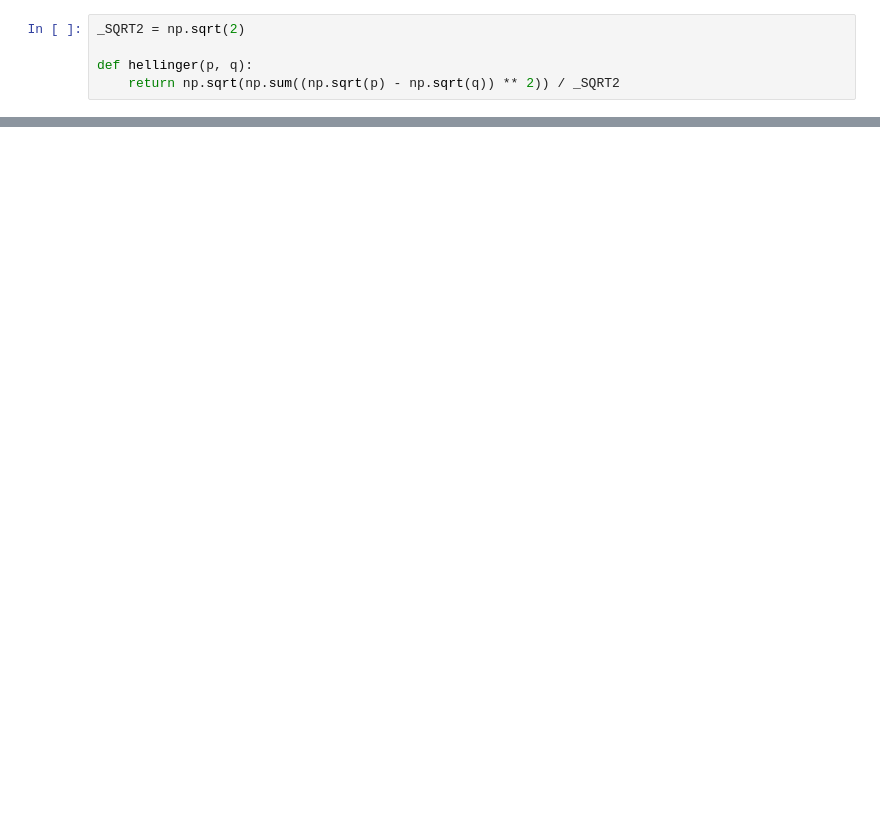
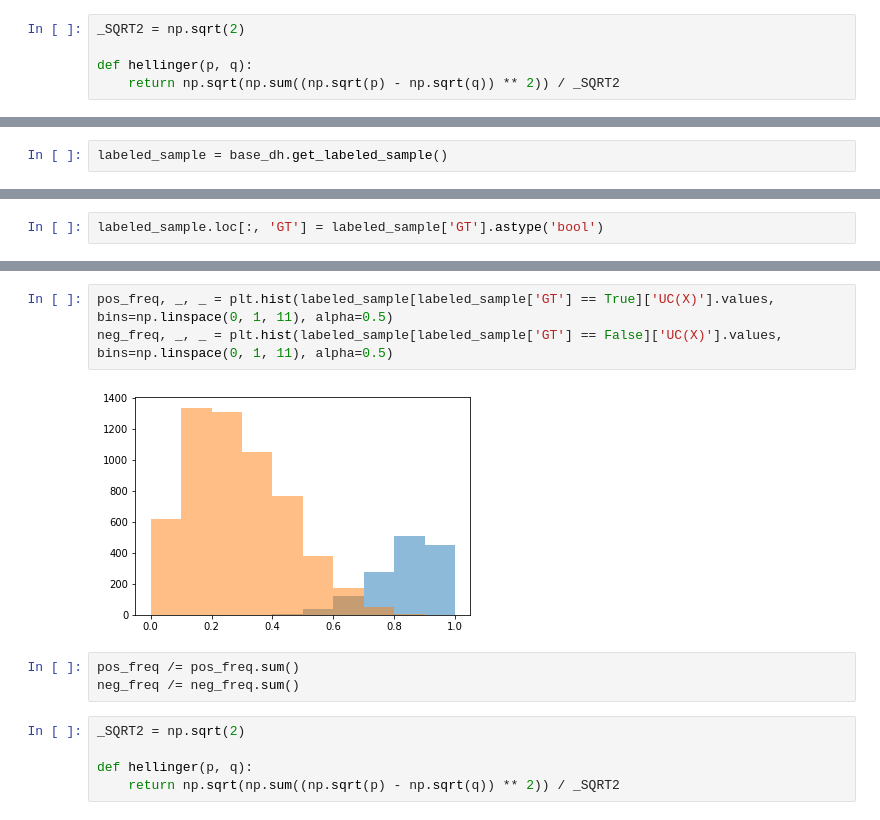
Before and after one commit to avalanchesiqi/prevalence-estimation-tutorial, a Jupyter notebook: code/Sec1-Data-Profiling-And-Three-Wrong-Approaches.ipynb, the cells around one changed output, grey strips where cells are left out. Cells and saved outputs as stored; diff of their text form; blank space fills up the shorter version.

```diff
--- a/code/Sec1-Data-Profiling-And-Three-Wrong-Approaches.ipynb
+++ b/code/Sec1-Data-Profiling-And-Three-Wrong-Approaches.ipynb
@@ -2907,0 +185,2 @@ print(' & '.join(map('{:.3f}'.format, output_list)))
+# %%
+labeled_sample = base_dh.get_labeled_sample()
@@ -2907,0 +191,2 @@ print(' & '.join(map('{:.3f}'.format, output_list)))
+# %%
+labeled_sample.loc[:, 'GT'] = labeled_sample['GT'].astype('bool')
@@ -2907,0 +305,13 @@ print(' & '.join(map('{:.3f}'.format, output_list)))
+# %%
+pos_freq, _, _ = plt.hist(labeled_sample[labeled_sample['GT'] == True]['UC(X)'].values, bins=np.linspace(0, 1, 11), alpha=0.5)
+neg_freq, _, _ = plt.hist(labeled_sample[labeled_sample['GT'] == False]['UC(X)'].values, bins=np.linspace(0, 1, 11), alpha=0.5)
+# %% [output]
+[figure, added]
+# %%
+pos_freq /= pos_freq.sum()
+neg_freq /= neg_freq.sum()
+# %%
+_SQRT2 = np.sqrt(2)
+
+def hellinger(p, q):
+    return np.sqrt(np.sum((np.sqrt(p) - np.sqrt(q)) ** 2)) / _SQRT2
```
Also changed, not shown: parts of 143 cells of this notebook, 3 other files.
